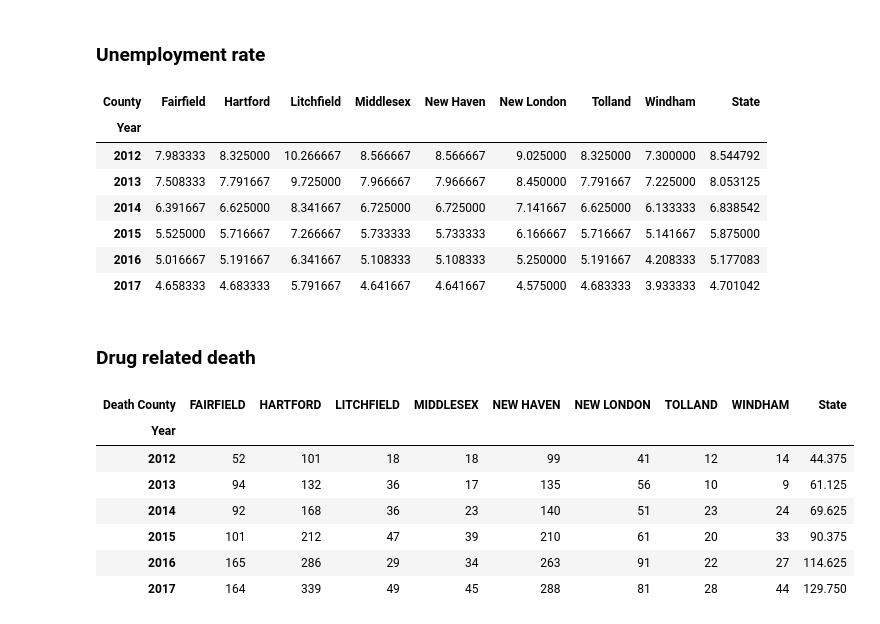
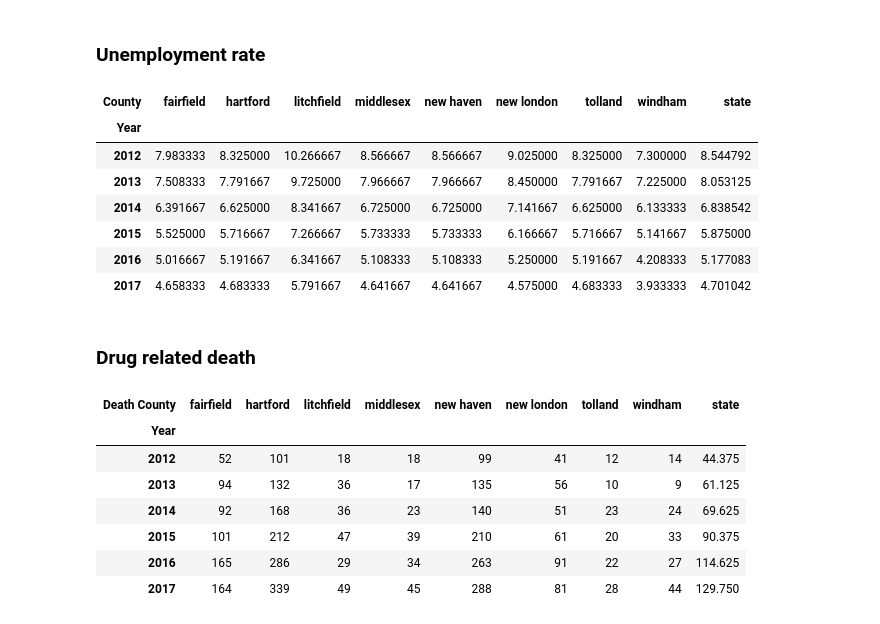
Before and after one commit to yayunl/DataViz-Project1, a Jupyter notebook: Plot drug related death and unemployment rate.ipynb, the cells around one changed output. Saved outputs shown, nothing was run; the diff lists cells and outputs as text; code cells hidden in the pictures.

Commit message:
Plotted the drug related deaths vs unemployment rate.

```diff
--- a/Plot drug related death and unemployment rate.ipynb
+++ b/Plot drug related death and unemployment rate.ipynb
@@ -34,9 +34,10 @@ groupby_county_year = unemployment_df.groupby(['County','Year'])
 unemployment_rate_yearly = groupby_county_year['Unemployment Rate'].mean().unstack(level=0)
 # %%
 unemployment_rate_yearly['State'] = unemployment_rate_yearly.mean(axis=1)
+unemployment_rate_yearly.columns= unemployment_rate_yearly.columns.str.lower()
 unemployment_rate_yearly
 # %% [output]
-| County | Fairfield | Hartford | Litchfield | Middlesex | New Haven | New London | Tolland | Windham | State |
+| County | fairfield | hartford | litchfield | middlesex | new haven | new london | tolland | windham | state |
 | Year |  |  |  |  |  |  |  |  |  |
 | 2012 | 7.983333 | 8.325000 | 10.266667 | 8.566667 | 8.566667 | 9.025000 | 8.325000 | 7.300000 | 8.544792 |
 | 2013 | 7.508333 | 7.791667 | 9.725000 | 7.966667 | 7.966667 | 8.450000 | 7.791667 | 7.225000 | 8.053125 |
@@ -48,10 +49,11 @@ unemployment_rate_yearly
 ### Drug related death
 # %%
 drug_death_and_year_df = drug_death_df.groupby(['Death County','Year'])['CaseNumber'].count().unstack(level=0)
-drug_death_and_year_df['State'] = drug_death_and_year_df.mean(axis=1)
+drug_death_and_year_df['STATE'] = drug_death_and_year_df.mean(axis=1)
+drug_death_and_year_df.columns = drug_death_and_year_df.columns.str.lower()
 drug_death_and_year_df
 # %% [output]
-| Death County | FAIRFIELD | HARTFORD | LITCHFIELD | MIDDLESEX | NEW HAVEN | NEW LONDON | TOLLAND | WINDHAM | State |
+| Death County | fairfield | hartford | litchfield | middlesex | new haven | new london | tolland | windham | state |
 | Year |  |  |  |  |  |  |  |  |  |
 | 2012 | 52 | 101 | 18 | 18 | 99 | 41 | 12 | 14 | 44.375 |
 | 2013 | 94 | 132 | 36 | 17 | 135 | 56 | 10 | 9 | 61.125 |
```
Also changed, not shown: parts of 5 cells of this notebook, 1 other file.
